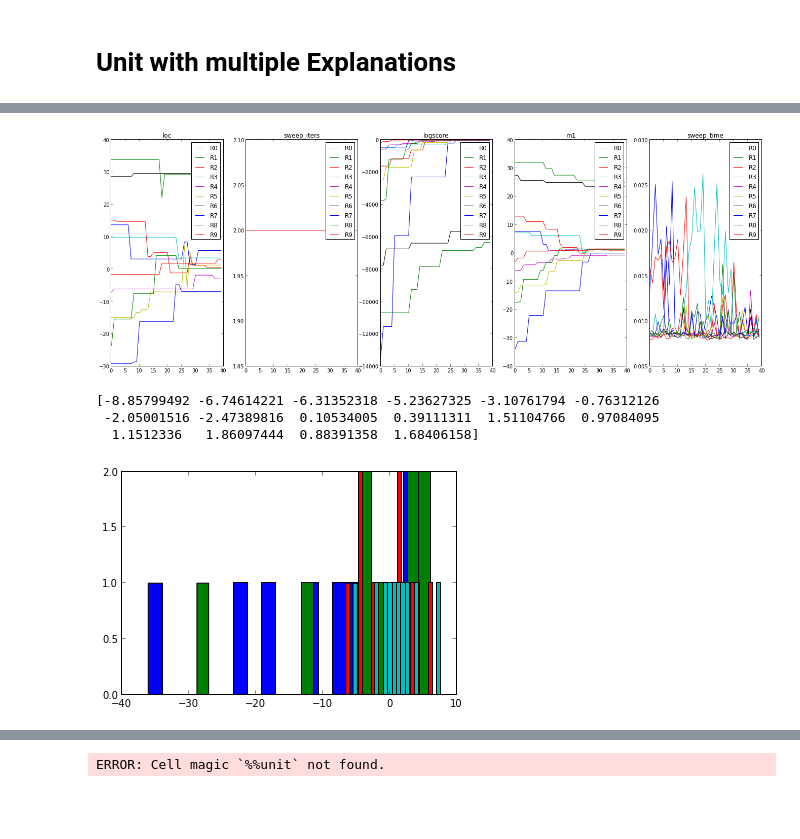
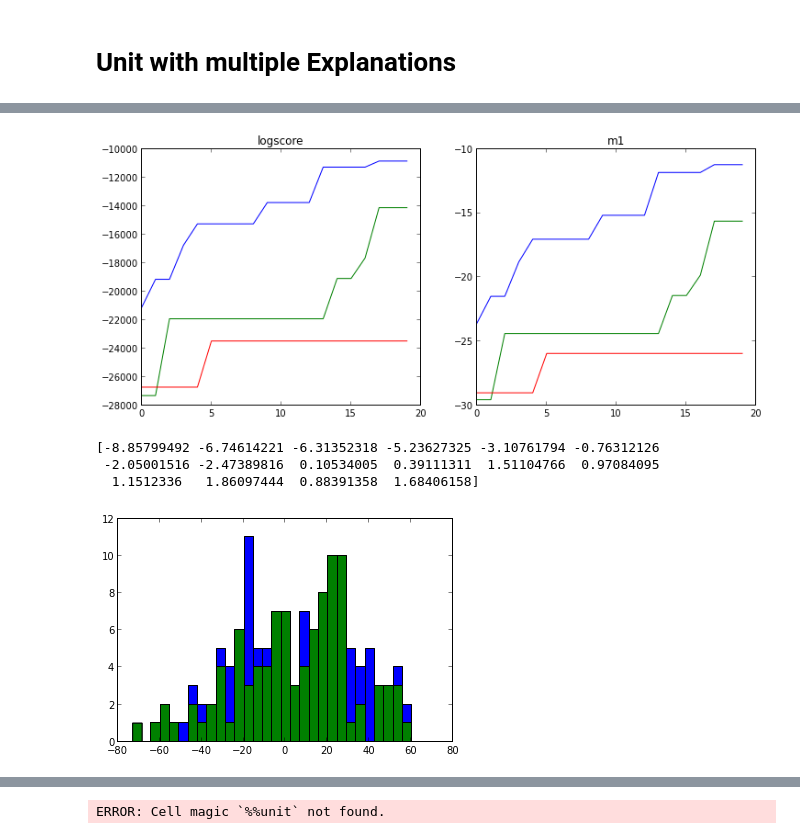
Before and after one commit to owainevans/myunit, a Jupyter notebook: demo_unit.ipynb, the cells around one changed output, grey strips where cells are left out. Cells and saved outputs as stored; diff of their text form; code cells hidden in the pictures; blank space fills up the shorter version.

```diff
--- a/demo_unit.ipynb
+++ b/demo_unit.ipynb
@@ -127,7 +177,11 @@ using 10 explanations
  <vent_magic_play.MyModelClass instance at 0x...>]
 # %%
+start = time.time()
 models = _
-no_sweeps = 40
+no_ripls = len(models)
+
+no_sweeps = 20
 hists = [model.runFromConditional(sweeps=no_sweeps, runs=1) for model in models]
 print 'series for each chain:', hists[0].nameToSeries.keys()
+print 'time per sweep',(time.time() - start)/no_sweeps
 # %% [output]
@@ -141,7 +195,3 @@ agg_series = {  key:zeros((no_ripls,no_sweeps) )  for key in hists[0].nameToSeri
 for var_name in agg_series.keys():
     for count,history in enumerate(hists):
         agg_series[var_name][count,:] = history.nameToSeries[var_name][0].values
-# %%
-x=arange(no_sweeps)
-for i in range(no_ripls):
-    plot(x,agg_series['loc'][i,:])
@@ -150,4 +197,0 @@ for i in range(no_ripls):
-# %%
-x=arange(no_sweeps)
-for i in range(no_ripls):
-    plot(x,agg_series['logscore'][i,:])
@@ -156,13 +198,27 @@ for i in range(no_ripls):
+# %%
+def plot_variable(ax,agg_series,var_name,no_sweeps,no_ripls,subset=False):
+    x=arange(no_sweeps)
+    limit = min(no_ripls,8)  if subset else no_ripls
+    for i in range(limit):
+        ax.plot(x,agg_series[var_name][i,:])
+
+#fig,ax = subplots()
+# plot_variable(ax,agg_series,'loc',no_sweeps,no_ripls,subset=True)
 # %%
-fig,ax = subplots(ncols=len(agg_series)-3,sharex=True,figsize=(23,8) )
-for i,var_name in enumerate(agg_series):
-    if i < (len(agg_series)-3):
-        for j in range(no_ripls):
-            ax[i].plot(x,agg_series[var_name][j,:],label='R'+str(j))
-        ax[i].legend()
-        ax[i].set_title(var_name)
+var_names = ['logscore','m1']
+fig,ax = subplots(ncols=len(var_names),sharex=True,figsize=(12,5) )
+
+for count,var_name in enumerate(var_names):
+    plot_variable(ax[count],agg_series,var_name,no_sweeps,no_ripls,subset=True)
+    ax[count].set_title(var_name)
+# for i,var_name in enumerate(agg_series):
+#     if i < (len(agg_series)-3):
+#         for j in range(no_ripls):
+#             ax[i].plot(x,agg_series[var_name][j,:],label='R'+str(j))
+#         ax[i].legend()
+#         ax[i].set_title(var_name)
 # %% [output]
-[figure, old version]
+[figure, new version]
 # %%
 agg_means = mean(agg_series,axis=0)
 print agg_means[ range(0,no_sweeps,5) ]
@@ -171,9 +227,13 @@ print agg_means[ range(0,no_sweeps,5) ]
  -2.05001516 -2.47389816  0.10534005  0.39111311  1.51104766  0.97084095
   1.1512336   1.86097444  0.88391358  1.68406158]
 # %%
+from scipy.stats import kde
+
+
+
 agg_histo = [0] * no_sweeps
 for i in range(no_sweeps):
-    agg_histo[i] = histogram(agg_series[:,i])
-    if i%20==0: hist(agg_series[:,i],bins=20)
+    agg_histo[i] = histogram(agg_series['loc'][:,i])
+    if i%20==0: hist(agg_series['loc'][:,i],bins=30)
 # %% [output]
-[figure, old version]
+[figure, new version]
```
Also changed, not shown: parts of 16 cells of this notebook, 1 other file.
